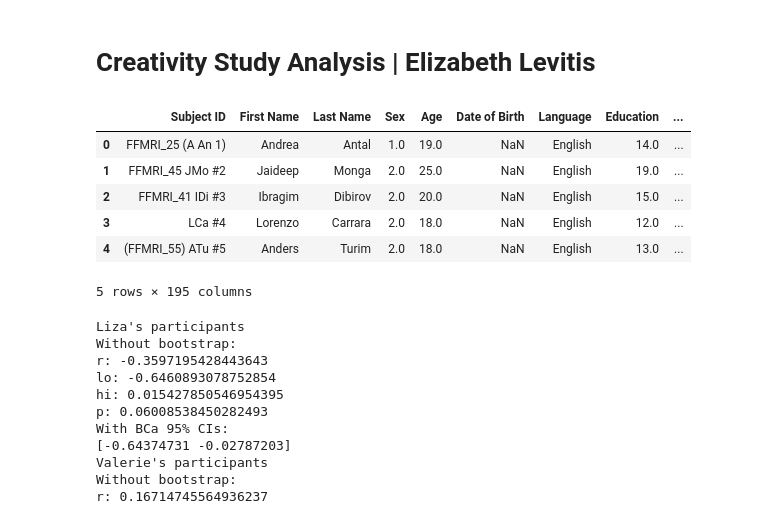
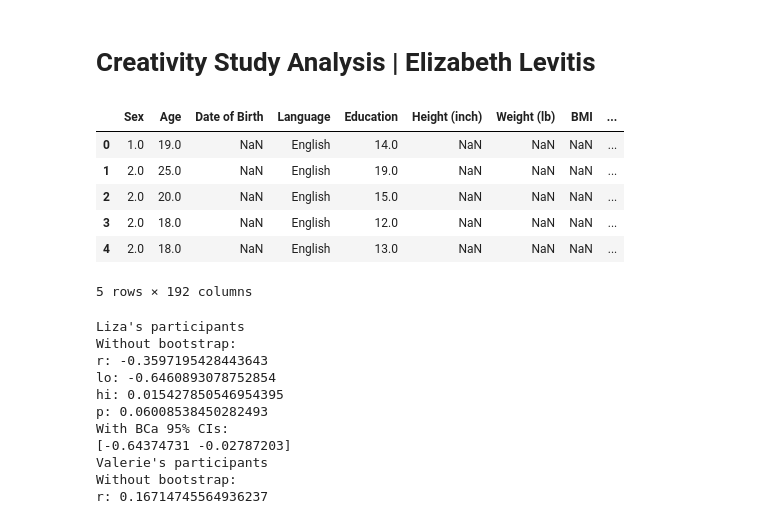
Before and after one commit to llevitis/Creativity_Study, a Jupyter notebook: CS_Analysis.ipynb, the cells around one changed output. Cells and saved outputs as stored; diff of their text form; code cells hidden in the pictures.

Commit message:
removing columns from display

```diff
--- a/CS_Analysis.ipynb
+++ b/CS_Analysis.ipynb
@@ -64,15 +64,16 @@ def plot_correlation(x, y, x_label, y_label):
 # %%
 creativity_data = pd.read_excel('creativity_study_no_formatting.xlsx')
 creativity_data.replace('.', 'NaN')
+creativity_data = creativity_data.drop(['Subject ID', 'First Name', 'Last Name'], axis=1)
 creativity_data.head()
 # %% [output]
-|  | Subject ID | First Name | Last Name | Sex | Age | Date of Birth | Language | Education | ... |
-| 0 | FFMRI_25 (A An 1) | Andrea | Antal | 1.0 | 19.0 | NaN | English | 14.0 | ... |
-| 1 | FFMRI_45 JMo #2 | Jaideep | Monga | 2.0 | 25.0 | NaN | English | 19.0 | ... |
-| 2 | FFMRI_41 IDi #3 | Ibragim | Dibirov | 2.0 | 20.0 | NaN | English | 15.0 | ... |
-| 3 | LCa #4 | Lorenzo | Carrara | 2.0 | 18.0 | NaN | English | 12.0 | ... |
-| 4 | (FFMRI_55) ATu #5 | Anders | Turim | 2.0 | 18.0 | NaN | English | 13.0 | ... |
+|  | Sex | Age | Date of Birth | Language | Education | Height (inch) | Weight (lb) | BMI | ... |
+| 0 | 1.0 | 19.0 | NaN | English | 14.0 | NaN | NaN | NaN | ... |
+| 1 | 2.0 | 25.0 | NaN | English | 19.0 | NaN | NaN | NaN | ... |
+| 2 | 2.0 | 20.0 | NaN | English | 15.0 | NaN | NaN | NaN | ... |
+| 3 | 2.0 | 18.0 | NaN | English | 12.0 | NaN | NaN | NaN | ... |
+| 4 | 2.0 | 18.0 | NaN | English | 13.0 | NaN | NaN | NaN | ... |
-5 rows × 195 columns
+5 rows × 192 columns
 # %%
 creativity_data['Subject ID']
 liza_participants = list(range(0,30))
```
